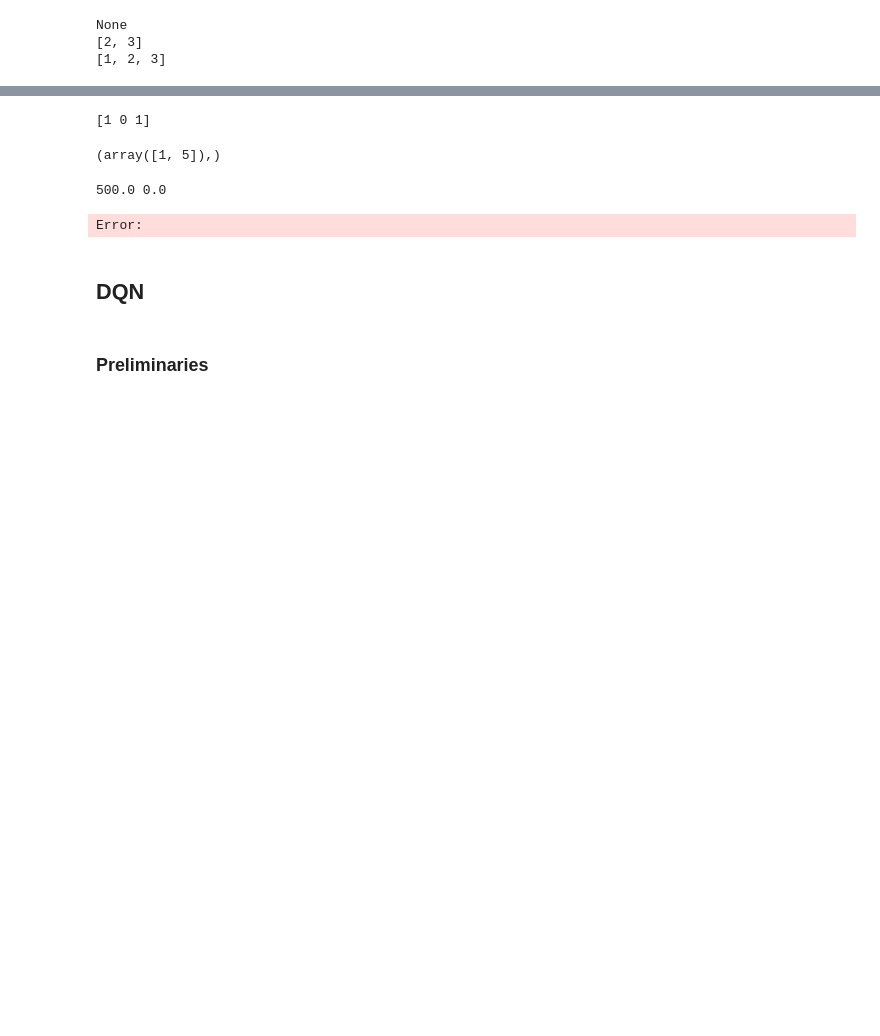
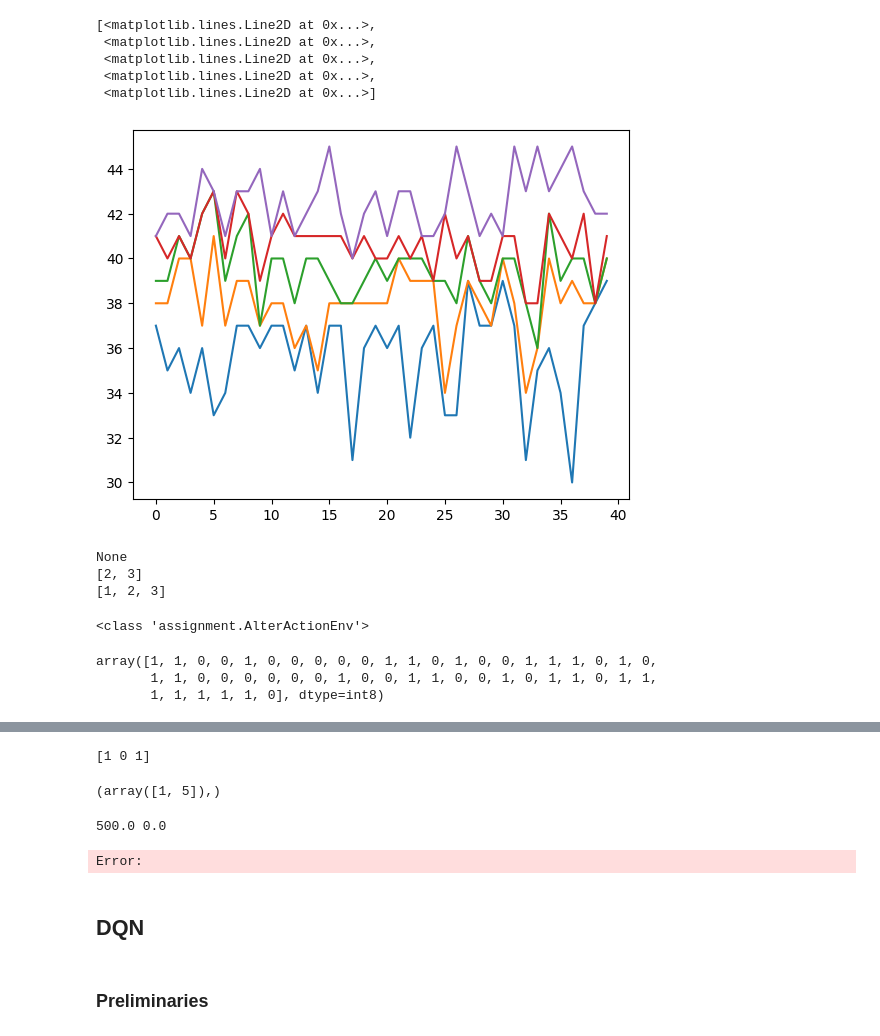
Before and after one commit to Farid-Najar/TransportersDilemma, a Jupyter notebook: RL/notebook.ipynb, the cells around one changed output, grey strips where cells are left out. Saved outputs shown, nothing was run; the diff lists cells and outputs as text; code cells hidden in the pictures; blank space fills up the shorter version.

```diff
--- a/RL/notebook.ipynb
+++ b/RL/notebook.ipynb
@@ -15,0 +48,3 @@ FileNotFoundError: [Errno 2] No such file or directory: 'assignment.py'
+# %%
+import numpy as np
+evals = np.load('ppo_mask/evaluations.npz')
@@ -16,3 +75,13 @@ FileNotFoundError: [Errno 2] No such file or directory: 'assignment.py'
+# %%
+import matplotlib.pyplot as plt
+plt.plot(evals['ep_lengths'])
+# %% [output]
+[<matplotlib.lines.Line2D at 0x...>,
+ <matplotlib.lines.Line2D at 0x...>,
+ <matplotlib.lines.Line2D at 0x...>,
+ <matplotlib.lines.Line2D at 0x...>,
+ <matplotlib.lines.Line2D at 0x...>]
+[figure, added]
 # %%
 ll = deepcopy(l)
 ll.remove(1)
@@ -30,4 +98,53 @@ import matplotlib.pyplot as plt
 
 # env = MAT(max_capacity=10)#size=12, transporters_hubs=(27, 116), horizon=128)
 # env = OneDynamicTransporter()
+# %%
+import gymnasium as gym
+
+import matplotlib.pyplot as plt
+from stable_baselines3 import PPO
+from stable_baselines3.common.env_checker import check_env
+from stable_baselines3.common.evaluation import evaluate_policy
+from stable_baselines3.common.vec_env import SubprocVecEnv
+from copy import deepcopy
+from stable_baselines3.common.utils import set_random_seed
+
+import sys
+# caution: path[0] is reserved for script path (or '' in REPL)
+sys.path.insert(1, '/Users/faridounet/PhD/TransportersDilemma')
+
+
+from assignment import AlterActionEnv
+
+def make_env(env, rank: int, seed: int = 0):
+    """
+    Utility function for multiprocessed env.
+
+    :param env_id: the environment ID
+    :param num_env: the number of environments you wish to have in subprocesses
+    :param seed: the inital seed for RNG
+    :param rank: index of the subprocess
+    """
+    def _init():
+        env2 = deepcopy(env)
+        env2.reset(seed=seed + rank)
+        return env2
+    set_random_seed(seed)
+    return _init
+
+# Create environment
+env = AlterActionEnv(rewards_mode = 'terminal')
+check_env(env)
+num_cpu = 6
+vec_env = SubprocVecEnv([make_env(env, i) for i in range(num_cpu)])
+print(type(env))
+# %% [output]
+<class 'assignment.AlterActionEnv'>
+# %%
+space = gym.spaces.MultiBinary(50)
+space.sample()
+# %% [output]
+array([1, 1, 0, 0, 1, 0, 0, 0, 0, 0, 1, 1, 0, 1, 0, 0, 1, 1, 1, 0, 1, 0,
+       1, 1, 0, 0, 0, 0, 0, 0, 1, 0, 0, 1, 1, 0, 0, 1, 0, 1, 1, 0, 1, 1,
+       1, 1, 1, 1, 1, 0], dtype=int8)
 # %%
```
Also changed, not shown: parts of 14 cells of this notebook, 48 other files.
